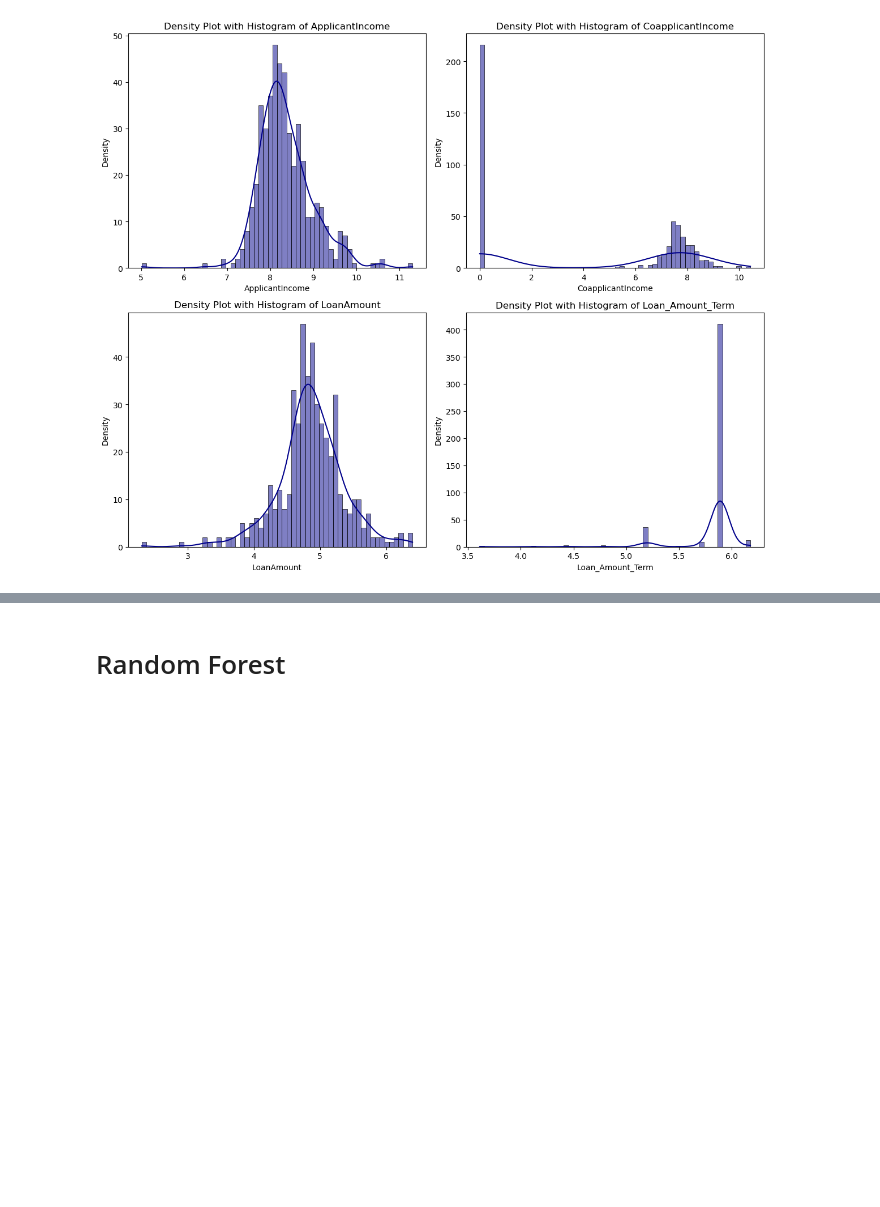
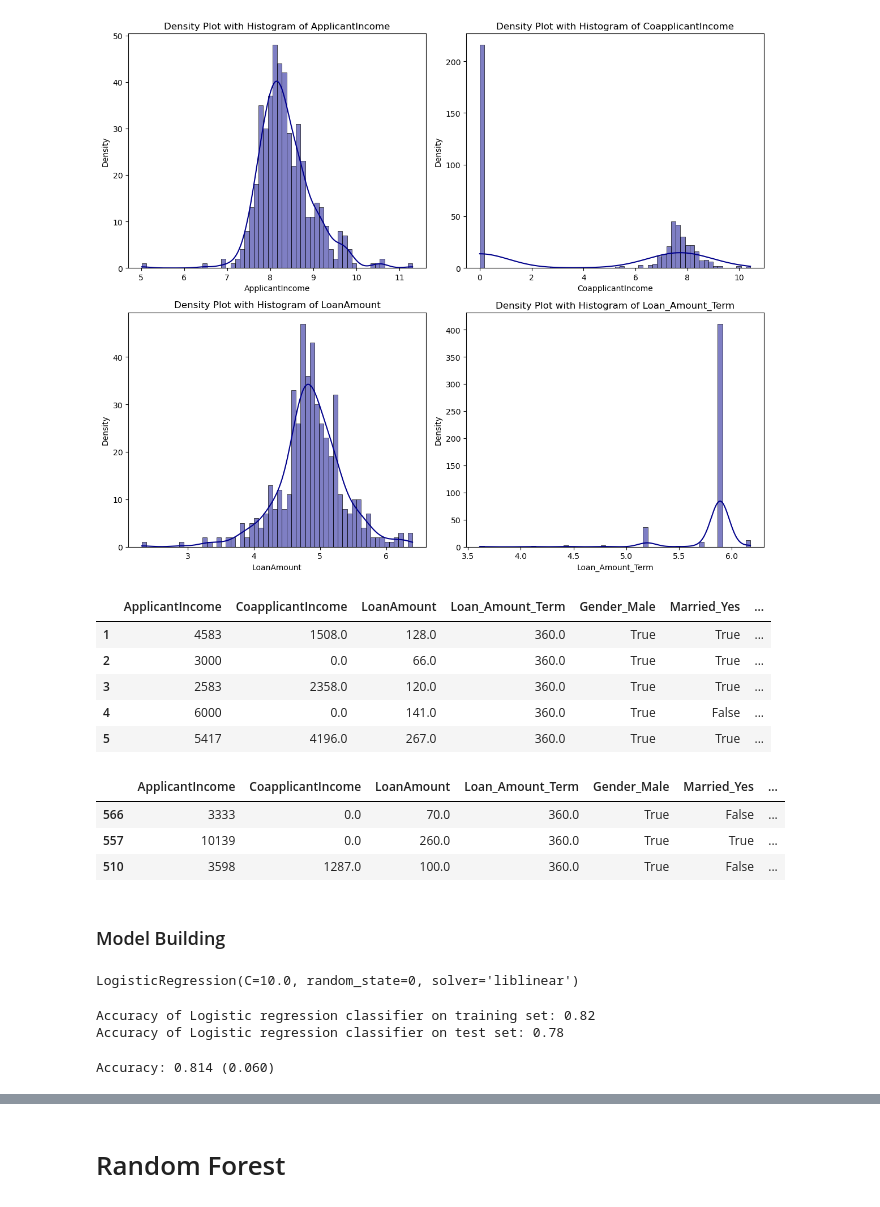
Before and after one commit to ebenezer2015/Machine-Learning-Model-Analysis, a Jupyter notebook: Classification-Model.ipynb, the cells around one changed output, grey strips where cells are left out. Drawn from its saved outputs; the diff is of its cells as text; code cells hidden in the pictures; blank space fills up the shorter version.

```diff
--- a/Classification-Model.ipynb
+++ b/Classification-Model.ipynb
@@ -213,0 +213,9 @@ filtered_df.to_csv('filtered_df.csv', index=False)
+# %%
+X.head(5)
+# %% [output]
+|  | ApplicantIncome | CoapplicantIncome | LoanAmount | Loan_Amount_Term | Gender_Male | Married_Yes | ... |
+| 1 | 4583 | 1508.0 | 128.0 | 360.0 | True | True | ... |
+| 2 | 3000 | 0.0 | 66.0 | 360.0 | True | True | ... |
+| 3 | 2583 | 2358.0 | 120.0 | 360.0 | True | True | ... |
+| 4 | 6000 | 0.0 | 141.0 | 360.0 | True | False | ... |
+| 5 | 5417 | 4196.0 | 267.0 | 360.0 | True | True | ... |
@@ -213,0 +226,7 @@ filtered_df.to_csv('filtered_df.csv', index=False)
+# %%
+X_train.head(3)
+# %% [output]
+|  | ApplicantIncome | CoapplicantIncome | LoanAmount | Loan_Amount_Term | Gender_Male | Married_Yes | ... |
+| 566 | 3333 | 0.0 | 70.0 | 360.0 | True | False | ... |
+| 557 | 10139 | 0.0 | 260.0 | 360.0 | True | True | ... |
+| 510 | 3598 | 1287.0 | 100.0 | 360.0 | True | False | ... |
@@ -213,0 +238,27 @@ filtered_df.to_csv('filtered_df.csv', index=False)
+# %% [markdown]
+### Model Building
+# %%
+from sklearn.linear_model import LogisticRegression
+model = LogisticRegression(solver='liblinear',C=10.0, random_state=0)
+log_reg = model.fit(X_train, y_train)
+log_reg
+# %% [output]
+LogisticRegression(C=10.0, random_state=0, solver='liblinear')
+# %%
+print('Accuracy of Logistic regression classifier on training set: {:.2f}'
+     .format(log_reg.score(X_train, y_train)))
+print('Accuracy of Logistic regression classifier on test set: {:.2f}'
+     .format(log_reg.score(X_test, y_test)))
+# %% [output]
+Accuracy of Logistic regression classifier on training set: 0.82
+Accuracy of Logistic regression classifier on test set: 0.78
+# %%
+from sklearn import model_selection
+seed = 7
+kfold = model_selection.KFold(n_splits=10)
+model = LogisticRegression()
+scoring = 'accuracy'
+results = model_selection.cross_val_score(model, X_train, y_train, cv=kfold, scoring=scoring)
+print(("Accuracy: %.3f (%.3f)") % (results.mean(), results.std()))
+# %% [output]
+Accuracy: 0.814 (0.060)
```
Also changed, not shown: parts of 18 cells of this notebook, 6 other files.
